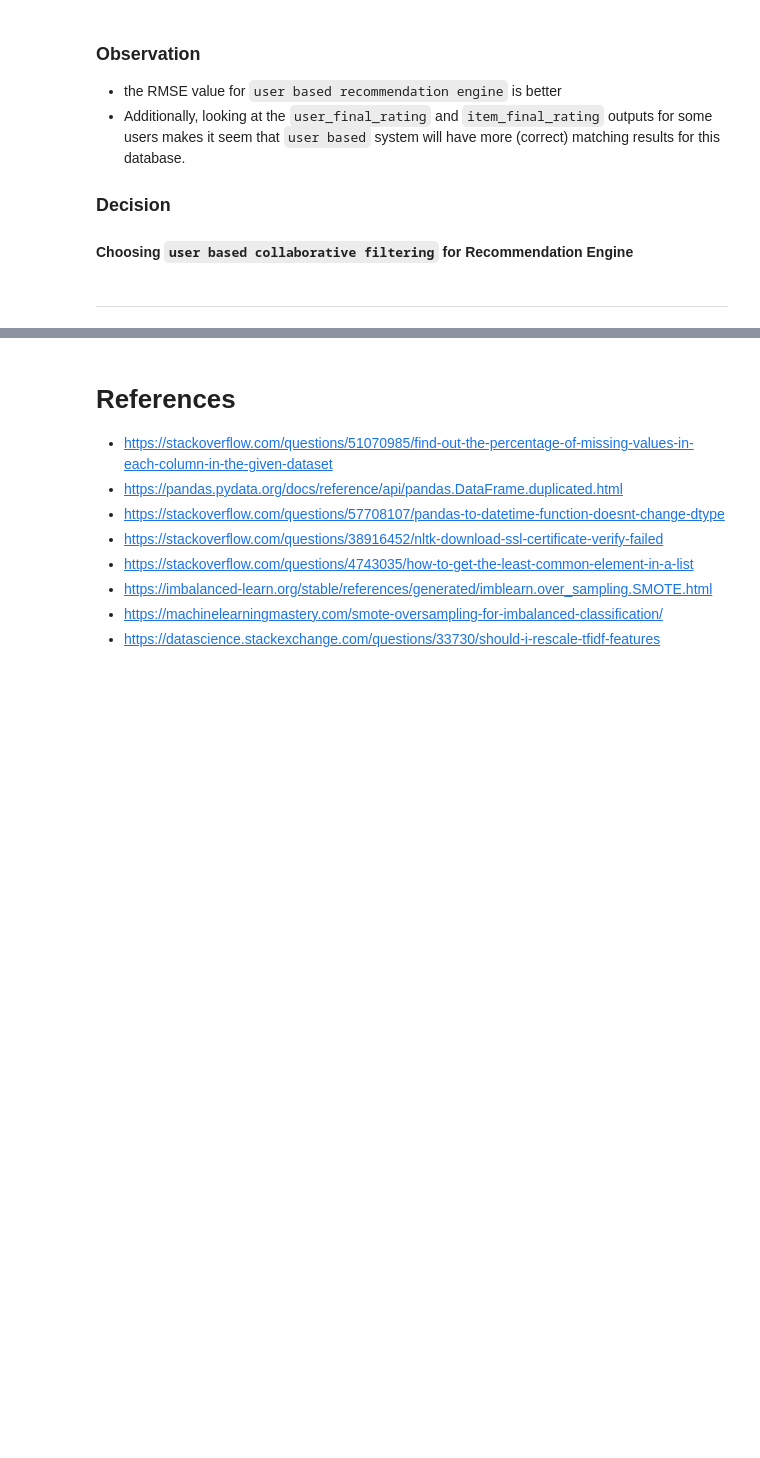
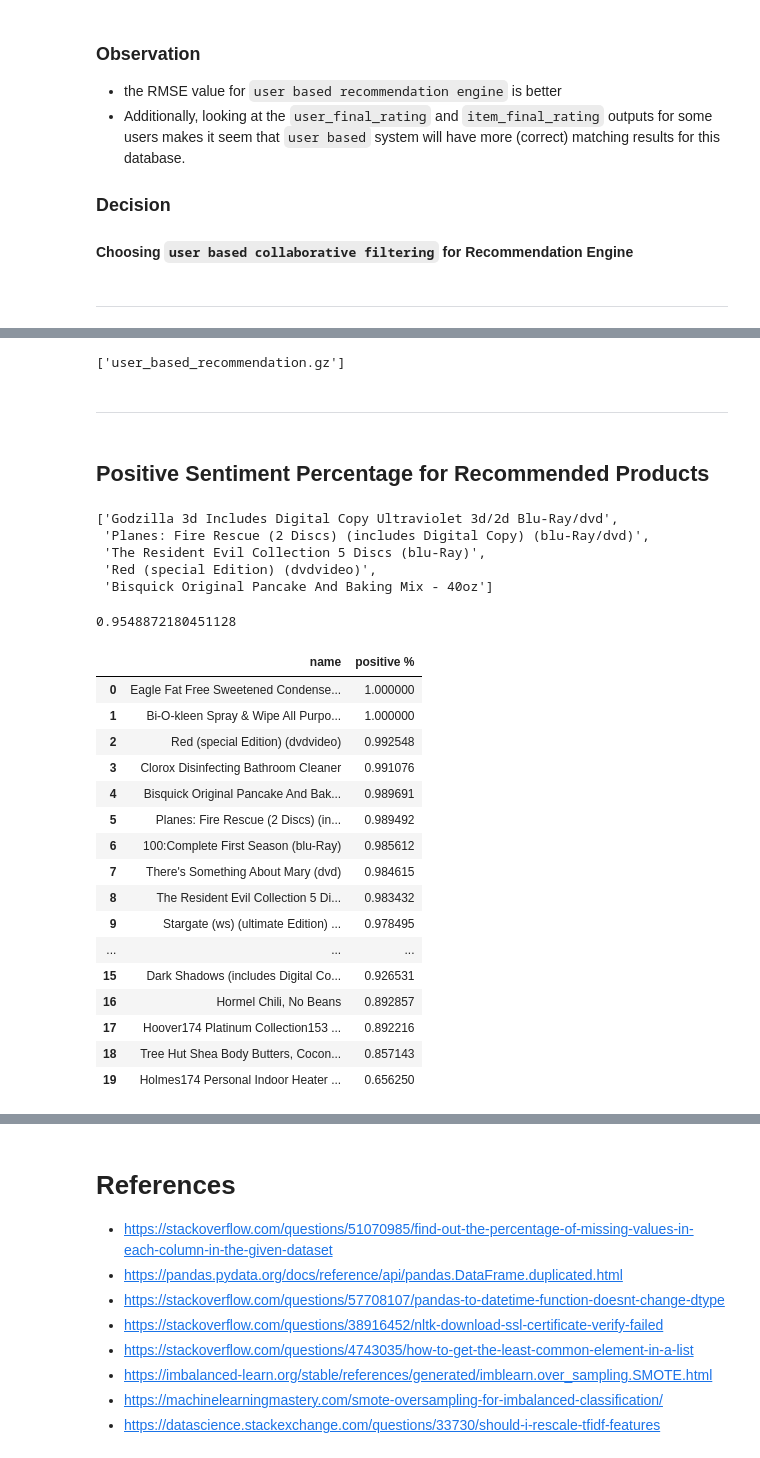
Before and after one commit to ayushxx7/SentimentBasedProductRecommendationSystem, a Jupyter notebook: capstone.ipynb, the cells around one changed output, grey strips where cells are left out. Cells and saved outputs as stored; diff of their text form; code cells hidden in the pictures; blank space fills up the shorter version.

```diff
--- a/capstone.ipynb
+++ b/capstone.ipynb
@@ -3021,0 +3031,2 @@ total_non_nan = np.count_nonzero(~np.isnan(y))
+# %%
+user_inp = input('Enter username to get top 20 recommendations:')
@@ -3021,0 +3055,47 @@ total_non_nan = np.count_nonzero(~np.isnan(y))
+# %%
+joblib.dump(user_final_rating, 'user_based_recommendation.gz')
+# %% [output]
+['user_based_recommendation.gz']
+# %% [markdown]
+---
+# %% [markdown]
+## Positive Sentiment Percentage for Recommended Products
+# %%
+product_names = user_final_rating.loc[user_inp].sort_values(ascending=False)[0:20].index.to_list()
+# %%
+product_names[0:5]
+# %% [output]
+['Godzilla 3d Includes Digital Copy Ultraviolet 3d/2d Blu-Ray/dvd',
+ 'Planes: Fire Rescue (2 Discs) (includes Digital Copy) (blu-Ray/dvd)',
+ 'The Resident Evil Collection 5 Discs (blu-Ray)',
+ 'Red (special Edition) (dvdvideo)',
+ 'Bisquick Original Pancake And Baking Mix - 40oz']
+# %%
+df[(df['name'] == product_names[0]) & (df['user_sentiment'] == 1)].shape[0]/df[df['name'] == product_names[0]].shape[0]
+# %% [output]
+0.9548872180451128
+# %%
+pos_df = pd.DataFrame(columns=['name', 'positive %'])
+for product_name in product_names:
+    positive_percentage = df[(df['name'] == product_name) & (df['user_sentiment'] == 1)].shape[0]/df[df['name'] == product_name].shape[0]
+    pos_df.loc[len(pos_df.index)] = [product_name, positive_percentage]
+# %%
+pos_df.sort_values(by='positive %', ascending=False).reset_index().drop('index', axis=1)
+# %% [output]
+|  | name | positive % |
+| 0 | Eagle Fat Free Sweetened Condense... | 1.000000 |
+| 1 | Bi-O-kleen Spray & Wipe All Purpo... | 1.000000 |
+| 2 | Red (special Edition) (dvdvideo) | 0.992548 |
+| 3 | Clorox Disinfecting Bathroom Cleaner | 0.991076 |
+| 4 | Bisquick Original Pancake And Bak... | 0.989691 |
+| 5 | Planes: Fire Rescue (2 Discs) (in... | 0.989492 |
+| 6 | 100:Complete First Season (blu-Ray) | 0.985612 |
+| 7 | There's Something About Mary (dvd) | 0.984615 |
+| 8 | The Resident Evil Collection 5 Di... | 0.983432 |
+| 9 | Stargate (ws) (ultimate Edition) ... | 0.978495 |
+| ... | ... | ... |
+| 15 | Dark Shadows (includes Digital Co... | 0.926531 |
+| 16 | Hormel Chili, No Beans | 0.892857 |
+| 17 | Hoover174 Platinum Collection153 ... | 0.892216 |
+| 18 | Tree Hut Shea Body Butters, Cocon... | 0.857143 |
+| 19 | Holmes174 Personal Indoor Heater ... | 0.656250 |
```
Also changed, not shown: parts of 44 cells of this notebook, 2 other files.
